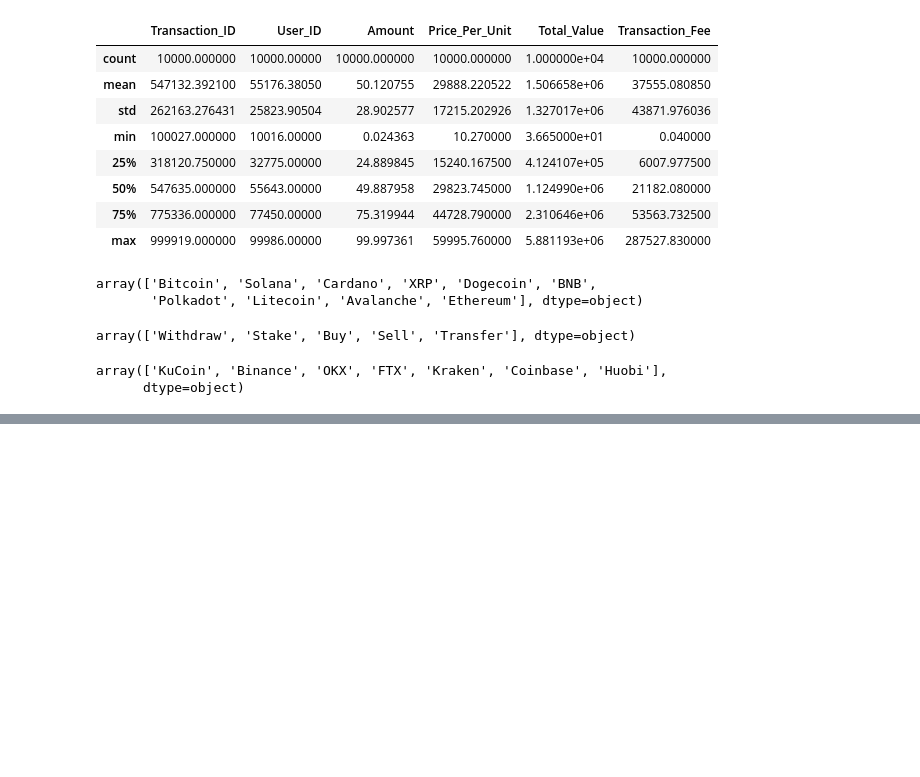
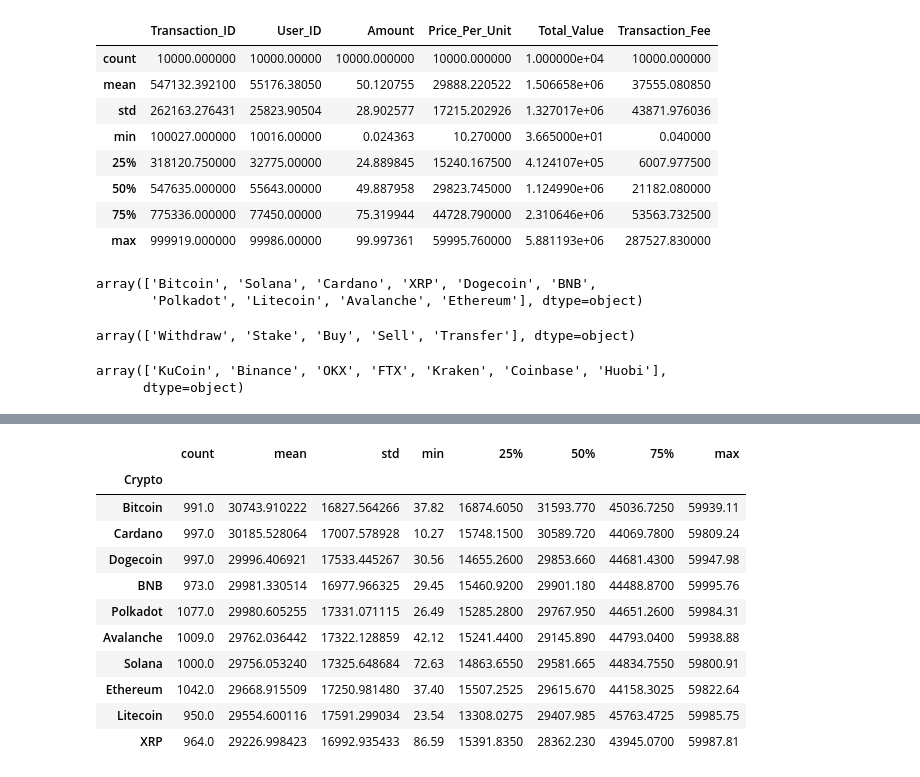
Before and after one commit to MarcLlopart/Crypto-Analysis, a Jupyter notebook: src/1_eda.ipynb, the cells around one changed output, grey strips where cells are left out. Drawn from its saved outputs; the diff is of its cells as text; code cells hidden in the pictures; blank space fills up the shorter version.

```diff
--- a/src/1_eda.ipynb
+++ b/src/1_eda.ipynb
@@ -72,0 +101,15 @@ transactions['Crypto'].unique()
+# %%
+transactions.groupby("Crypto")["Price_Per_Unit"].describe().sort_values(by="mean", ascending=False)
+# %% [output]
+|  | count | mean | std | min | 25% | 50% | 75% | max |
+| Crypto |  |  |  |  |  |  |  |  |
+| Bitcoin | 991.0 | 30743.910222 | 16827.564266 | 37.82 | 16874.6050 | 31593.770 | 45036.7250 | 59939.11 |
+| Cardano | 997.0 | 30185.528064 | 17007.578928 | 10.27 | 15748.1500 | 30589.720 | 44069.7800 | 59809.24 |
+| Dogecoin | 997.0 | 29996.406921 | 17533.445267 | 30.56 | 14655.2600 | 29853.660 | 44681.4300 | 59947.98 |
+| BNB | 973.0 | 29981.330514 | 16977.966325 | 29.45 | 15460.9200 | 29901.180 | 44488.8700 | 59995.76 |
+| Polkadot | 1077.0 | 29980.605255 | 17331.071115 | 26.49 | 15285.2800 | 29767.950 | 44651.2600 | 59984.31 |
+| Avalanche | 1009.0 | 29762.036442 | 17322.128859 | 42.12 | 15241.4400 | 29145.890 | 44793.0400 | 59938.88 |
+| Solana | 1000.0 | 29756.053240 | 17325.648684 | 72.63 | 14863.6550 | 29581.665 | 44834.7550 | 59800.91 |
+| Ethereum | 1042.0 | 29668.915509 | 17250.981480 | 37.40 | 15507.2525 | 29615.670 | 44158.3025 | 59822.64 |
+| Litecoin | 950.0 | 29554.600116 | 17591.299034 | 23.54 | 13308.0275 | 29407.985 | 45763.4725 | 59985.75 |
+| XRP | 964.0 | 29226.998423 | 16992.935433 | 86.59 | 15391.8350 | 28362.230 | 43945.0700 | 59987.81 |
```
Also changed, not shown: parts of 16 cells of this notebook, 1 other file.
